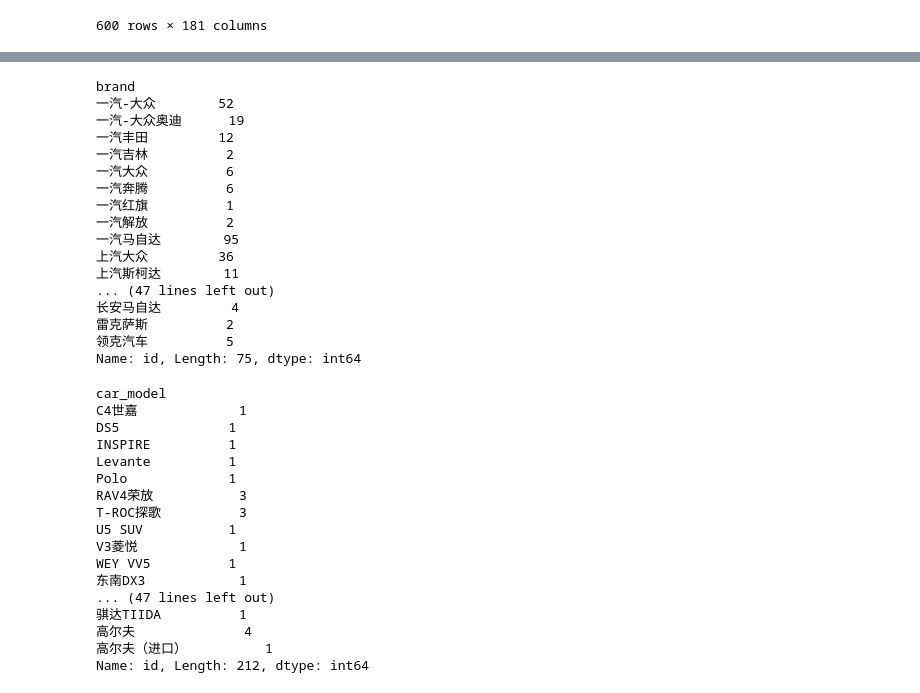
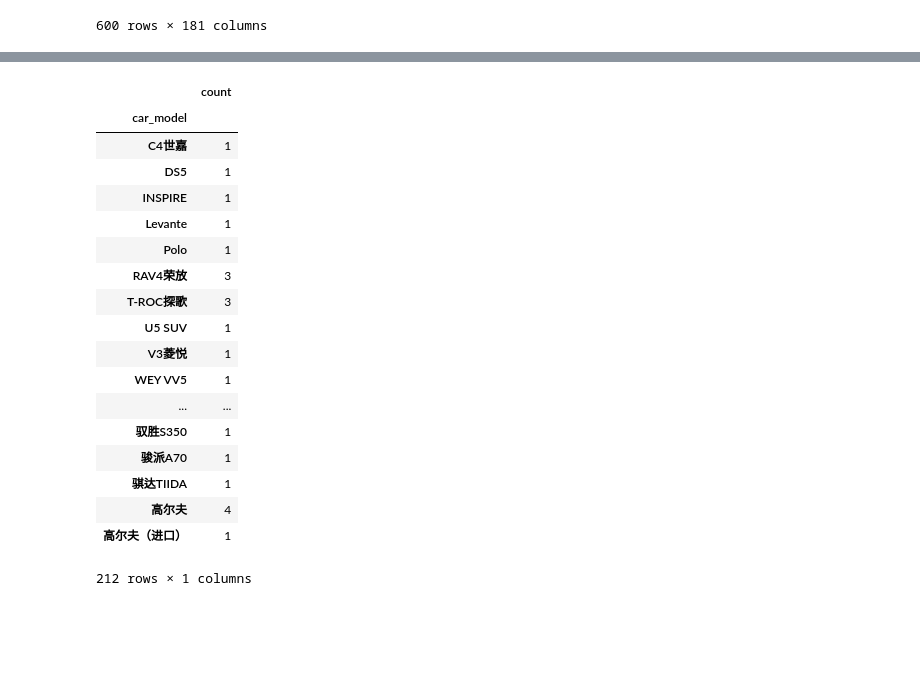
Before and after one commit to Zhangrui-321/DataEngine, a Jupyter notebook: Day1.ipynb, the cells around one changed output, grey strips where cells are left out. Cells and saved outputs as stored; diff of their text form; code cells hidden in the pictures; blank space fills up the shorter version.

```diff
--- a/Day1.ipynb
+++ b/Day1.ipynb
@@ -117,42 +147,23 @@ dff
 # %%
-num_br=dff.groupby("brand")["id"].agg("count")
-num_br
+num_car_model=dff.groupby("car_model")["id"].agg(["count"])
+num_car_model
 # %% [output]
+|  | count |
+| car_model |  |
+| C4世嘉 | 1 |
+| DS5 | 1 |
+| INSPIRE | 1 |
+| Levante | 1 |
+| Polo | 1 |
+| RAV4荣放 | 3 |
+| T-ROC探歌 | 3 |
+| U5 SUV | 1 |
+| V3菱悦 | 1 |
+| WEY VV5 | 1 |
+| ... | ... |
+| 驭胜S350 | 1 |
+| 骏派A70 | 1 |
+| 骐达TIIDA | 1 |
+| 高尔夫 | 4 |
+| 高尔夫（进口） | 1 |
-brand
-一汽-大众        52
-一汽-大众奥迪      19
-一汽丰田         12
-一汽吉林          2
-一汽大众          6
-一汽奔腾          6
-一汽红旗          1
-一汽解放          2
-一汽马自达        95
-上汽大众         36
-上汽斯柯达        11
-... (47 lines left out)
-长安马自达         4
-雷克萨斯          2
-领克汽车          5
-Name: id, Length: 75, dtype: int64
+212 rows × 1 columns
-# %%
-num_car_model=dff.groupby("car_model")["id"].agg("count")
-num_car_model
-# %% [output]
-car_model
-C4世嘉             1
-DS5              1
-INSPIRE          1
-Levante          1
-Polo             1
-RAV4荣放           3
-T-ROC探歌          3
-U5 SUV           1
-V3菱悦             1
-WEY VV5          1
-东南DX3            1
-... (47 lines left out)
-骐达TIIDA          1
-高尔夫              4
-高尔夫（进口）          1
-Name: id, Length: 212, dtype: int64
```
Also changed, not shown: parts of 5 cells of this notebook.
